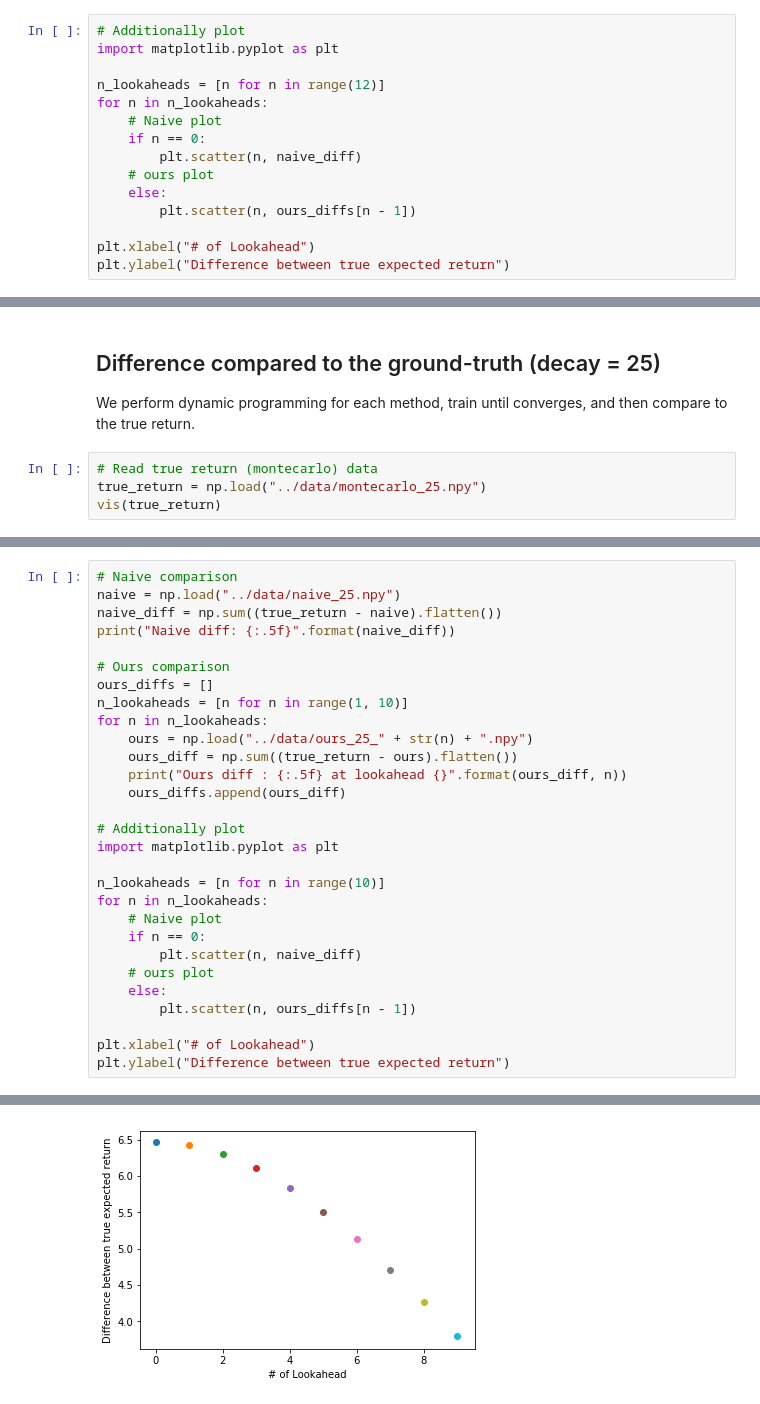
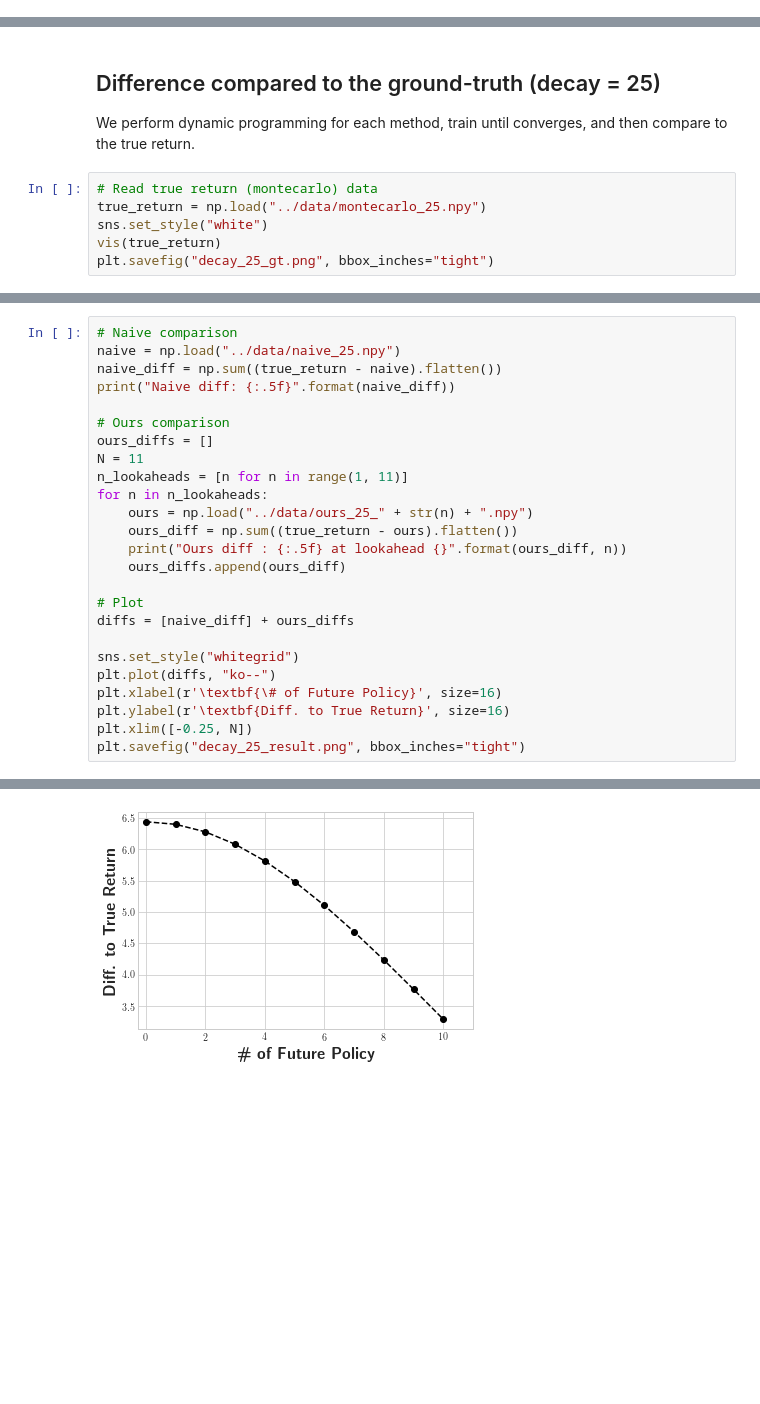
Before and after one commit to dkkim93/dynamic-programming-marl, a Jupyter notebook: notebook/Policy Evaluation in Multiagent Settings.ipynb, the cells around one changed output, grey strips where cells are left out. Drawn from its saved outputs; the diff is of its cells as text; blank space fills up the shorter version.

```diff
--- a/notebook/Policy Evaluation in Multiagent Settings.ipynb
+++ b/notebook/Policy Evaluation in Multiagent Settings.ipynb
@@ -94,15 +118,0 @@ Ours diff : 1.60605 at lookahead 11
-# %%
-# Additionally plot
-import matplotlib.pyplot as plt
-
-n_lookaheads = [n for n in range(12)]
-for n in n_lookaheads:
-    # Naive plot
-    if n == 0:
-        plt.scatter(n, naive_diff)
-    # ours plot
-    else:
-        plt.scatter(n, ours_diffs[n - 1])
-
-plt.xlabel("# of Lookahead")
-plt.ylabel("Difference between true expected return")
@@ -115,5 +122,7 @@ We perform dynamic programming for each method, train until converges, and then
 # %%
 # Read true return (montecarlo) data
 true_return = np.load("../data/montecarlo_25.npy")
+sns.set_style("white")
 vis(true_return)
+plt.savefig("decay_25_gt.png", bbox_inches="tight")
 # %% [output]
@@ -126,25 +136,21 @@ print("Naive diff: {:.5f}".format(naive_diff))
 
 # Ours comparison
 ours_diffs = []
-n_lookaheads = [n for n in range(1, 10)]
+N = 11
+n_lookaheads = [n for n in range(1, 11)]
 for n in n_lookaheads:
     ours = np.load("../data/ours_25_" + str(n) + ".npy")
     ours_diff = np.sum((true_return - ours).flatten())
     print("Ours diff : {:.5f} at lookahead {}".format(ours_diff, n))
     ours_diffs.append(ours_diff)
 
-# Additionally plot
-import matplotlib.pyplot as plt
+# Plot
+diffs = [naive_diff] + ours_diffs
 
-n_lookaheads = [n for n in range(10)]
-for n in n_lookaheads:
-    # Naive plot
-    if n == 0:
-        plt.scatter(n, naive_diff)
-    # ours plot
-    else:
-        plt.scatter(n, ours_diffs[n - 1])
-
-plt.xlabel("# of Lookahead")
-plt.ylabel("Difference between true expected return")
+sns.set_style("whitegrid")
+plt.plot(diffs, "ko--")
+plt.xlabel(r'\textbf{\# of Future Policy}', size=16)
+plt.ylabel(r'\textbf{Diff. to True Return}', size=16)
+plt.xlim([-0.25, N])
+plt.savefig("decay_25_result.png", bbox_inches="tight")
 # %% [output]
@@ -162 +168 @@ Text(0,0.5,'Difference between true expected return')
-[figure, old version]
+[figure, new version]
```
Also changed, not shown: parts of 6 cells of this notebook.
